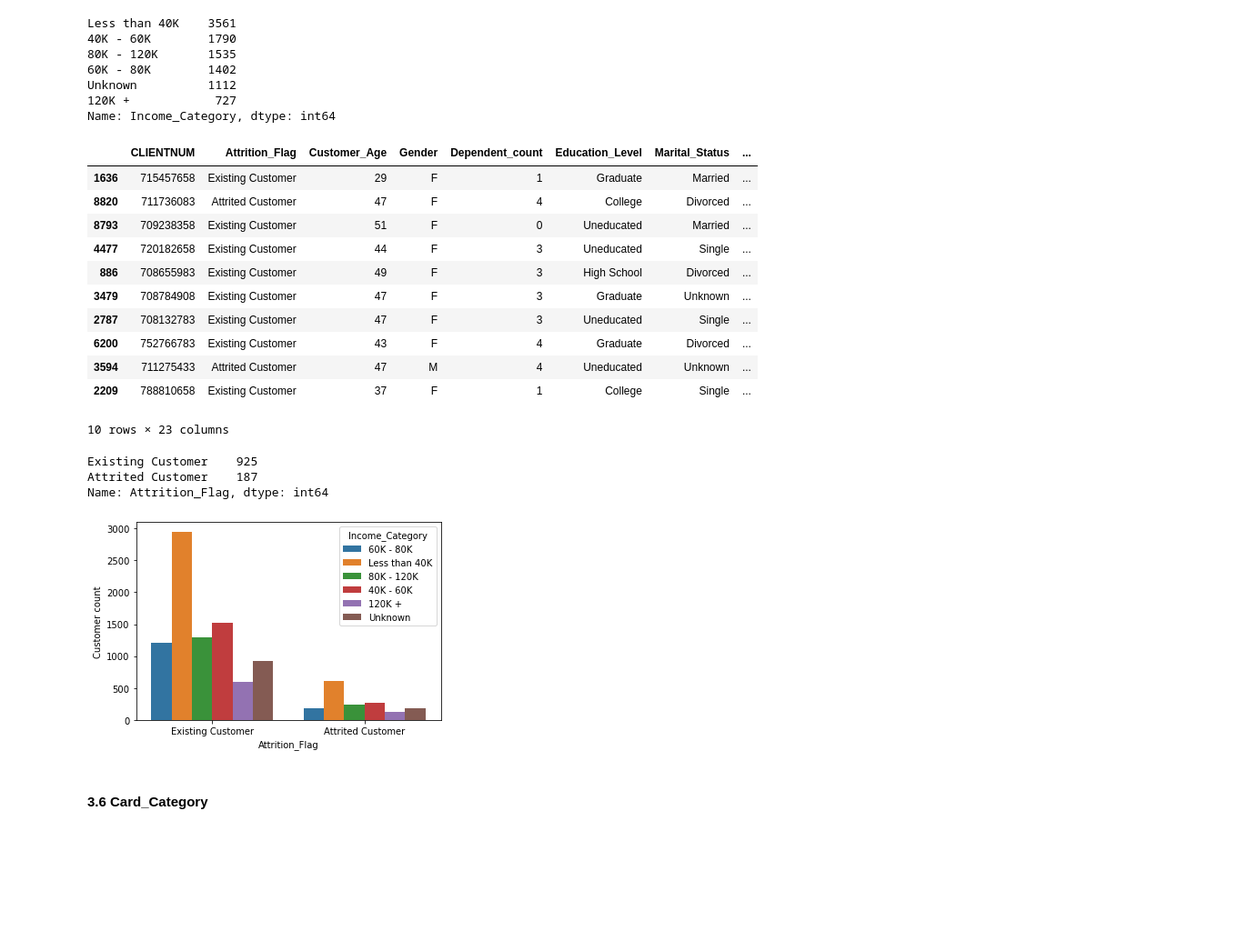
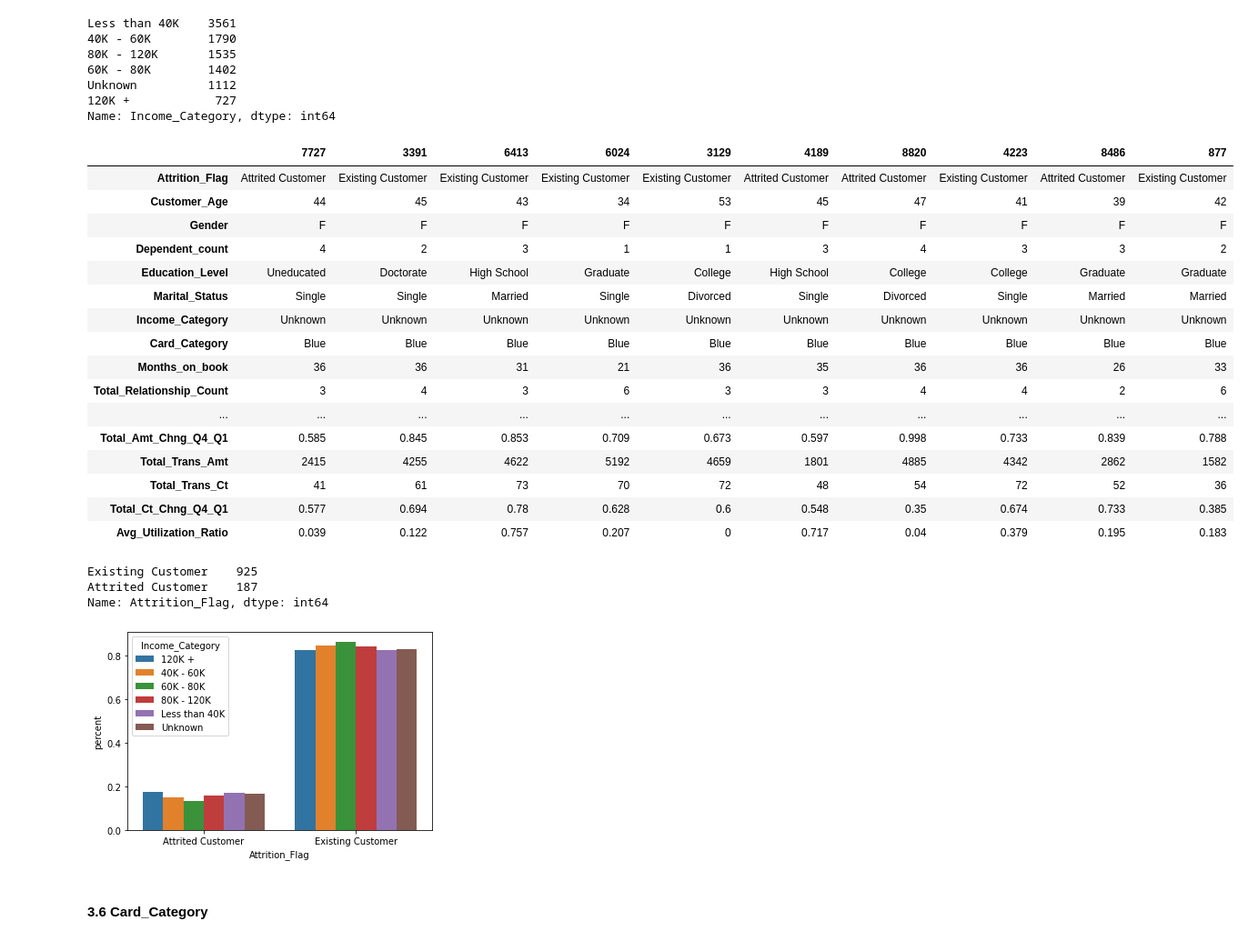
Before and after one commit to machquocvu/Springboard_Capstone2, a Jupyter notebook: Capstone2_Data_Wrangling.ipynb, the cells around one changed output. Shown: that part at 91% size. Drawn from its saved outputs; the diff is of its cells as text; code cells hidden in the pictures; blank space fills up the shorter version.

```diff
--- a/Capstone2_Data_Wrangling.ipynb
+++ b/Capstone2_Data_Wrangling.ipynb
@@ -5,5 +6,5 @@ import pandas as pd
 import matplotlib.pyplot as plt
 import seaborn as sns
 # %%
-df = pd.read_csv('Dataset/BankChurners.csv')
+churn_data = pd.read_csv('Dataset/BankChurners.csv')
 # %%
@@ -20,6 +21,9 @@ df.head()
 | 3 | 769911858 | Existing Customer | 40 | F | 4 | High School | Unknown | ... |
 | 4 | 709106358 | Existing Customer | 40 | M | 3 | Uneducated | Married | ... |
 5 rows × 23 columns
+# %%
+# Remove CLIENTNUM and last 2 columns (to ignore the Naive_Bayes columns as per the author of the dataset)
+df = churn_data.iloc[:, 1:-2]
 # %%
 # examine Income_Category values
 df.Income_Category.unique()
@@ -145,3 +165,6 @@ plt.show()
+# %%
+# Replace Unknown value with NaN for next stage of analysis
+df.Education_Level = df.Education_Level.replace('Unknown', np.nan)
 # %% [markdown]
 #### 3.4 Marital_Status
 # %%
@@ -186,3 +215,6 @@ plt.show()
+# %%
+# Replace Unknown value with NaN for next stage of analysis
+df.Marital_Status = df.Marital_Status.replace('Unknown', np.nan)
 # %% [markdown]
 #### 3.5 Income_Category
 # %%
@@ -198,20 +230,25 @@ Unknown          1112
 Name: Income_Category, dtype: int64
 # %%
 # Examine Unkown value; looks like values were missing randomly
-df[df.Income_Category == 'Unknown'].sample(10)
+df[df.Income_Category == 'Unknown'].sample(10).T
 # %% [output]
-|  | CLIENTNUM | Attrition_Flag | Customer_Age | Gender | Dependent_count | Education_Level | Marital_Status | ... |
-| 1636 | 715457658 | Existing Customer | 29 | F | 1 | Graduate | Married | ... |
-| 8820 | 711736083 | Attrited Customer | 47 | F | 4 | College | Divorced | ... |
-| 8793 | 709238358 | Existing Customer | 51 | F | 0 | Uneducated | Married | ... |
-| 4477 | 720182658 | Existing Customer | 44 | F | 3 | Uneducated | Single | ... |
-| 886 | 708655983 | Existing Customer | 49 | F | 3 | High School | Divorced | ... |
-| 3479 | 708784908 | Existing Customer | 47 | F | 3 | Graduate | Unknown | ... |
-| 2787 | 708132783 | Existing Customer | 47 | F | 3 | Uneducated | Single | ... |
-| 6200 | 752766783 | Existing Customer | 43 | F | 4 | Graduate | Divorced | ... |
-| 3594 | 711275433 | Attrited Customer | 47 | M | 4 | Uneducated | Unknown | ... |
-| 2209 | 788810658 | Existing Customer | 37 | F | 1 | College | Single | ... |
+|  | 7727 | 3391 | 6413 | 6024 | 3129 | 4189 | 8820 | 4223 | 8486 | 877 |
+| Attrition_Flag | Attrited Customer | Existing Customer | Existing Customer | Existing Customer | Existing Customer | Attrited Customer | Attrited Customer | Existing Customer | Attrited Customer | Existing Customer |
+| Customer_Age | 44 | 45 | 43 | 34 | 53 | 45 | 47 | 41 | 39 | 42 |
+| Gender | F | F | F | F | F | F | F | F | F | F |
+| Dependent_count | 4 | 2 | 3 | 1 | 1 | 3 | 4 | 3 | 3 | 2 |
+| Education_Level | Uneducated | Doctorate | High School | Graduate | College | High School | College | College | Graduate | Graduate |
+| Marital_Status | Single | Single | Married | Single | Divorced | Single | Divorced | Single | Married | Married |
+| Income_Category | Unknown | Unknown | Unknown | Unknown | Unknown | Unknown | Unknown | Unknown | Unknown | Unknown |
+| Card_Category | Blue | Blue | Blue | Blue | Blue | Blue | Blue | Blue | Blue | Blue |
+| Months_on_book | 36 | 36 | 31 | 21 | 36 | 35 | 36 | 36 | 26 | 33 |
+| Total_Relationship_Count | 3 | 4 | 3 | 6 | 3 | 3 | 4 | 4 | 2 | 6 |
+| ... | ... | ... | ... | ... | ... | ... | ... | ... | ... | ... |
+| Total_Amt_Chng_Q4_Q1 | 0.585 | 0.845 | 0.853 | 0.709 | 0.673 | 0.597 | 0.998 | 0.733 | 0.839 | 0.788 |
+| Total_Trans_Amt | 2415 | 4255 | 4622 | 5192 | 4659 | 1801 | 4885 | 4342 | 2862 | 1582 |
+| Total_Trans_Ct | 41 | 61 | 73 | 70 | 72 | 48 | 54 | 72 | 52 | 36 |
+| Total_Ct_Chng_Q4_Q1 | 0.577 | 0.694 | 0.78 | 0.628 | 0.6 | 0.548 | 0.35 | 0.674 | 0.733 | 0.385 |
+| Avg_Utilization_Ratio | 0.039 | 0.122 | 0.757 | 0.207 | 0 | 0.717 | 0.04 | 0.379 | 0.195 | 0.183 |
-10 rows × 23 columns
 # %%
 # Missing value on target feature
 df.loc[df.Income_Category == 'Unknown', 'Attrition_Flag'].value_counts()
@@ -219,10 +256,11 @@ df.loc[df.Income_Category == 'Unknown', 'Attrition_Flag'].value_counts()
 Existing Customer    925
 Attrited Customer    187
 Name: Attrition_Flag, dtype: int64
-# %%
-# Seems like there was no clear relationship between Income_Category and Attrition_Flag
-sns.countplot('Attrition_Flag',hue='Income_Category',data=df)
-plt.ylabel('Customer count')
-plt.show()
-# %% [output]
-[figure, removed]
+# %%
+# Examine relationship between Marital_Status and Attrited Customer by percentage graph
+# It seems like customers with 120K+ and Less than 40K income have higher chance of churning
+inc_pct = (df.groupby(['Income_Category', 'Attrition_Flag']).size() / df.groupby('Income_Category').size()).reset_index().rename({0:'percent'}, axis=1)
+sns.barplot(x='Attrition_Flag', hue='Income_Category', y='percent', data=inc_pct)
+plt.show()
+# %% [output]
+[figure, added]
```
Also changed, not shown: parts of 42 cells of this notebook.
